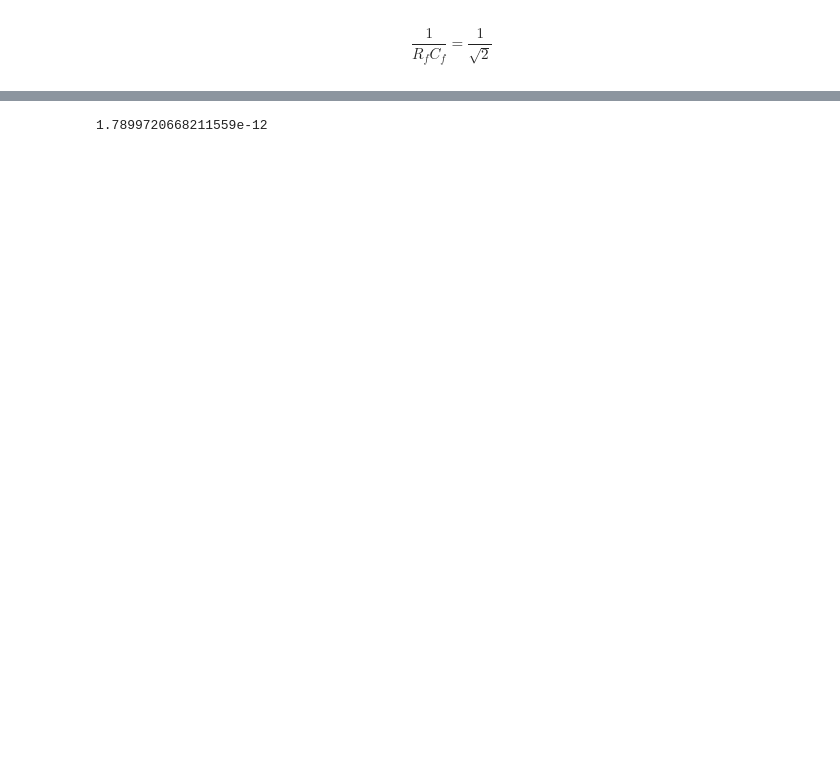
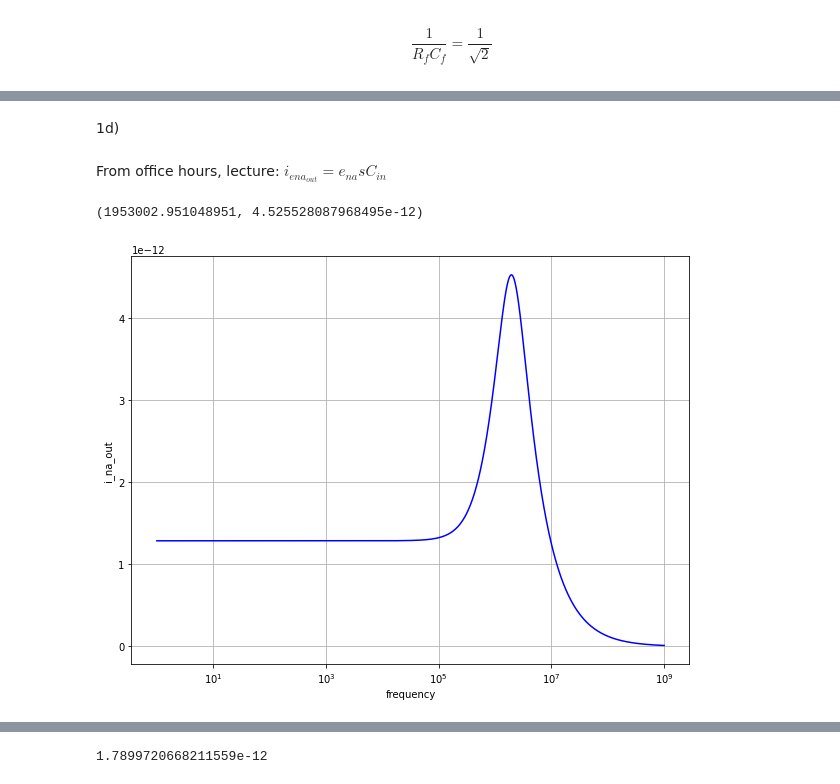
Before and after one commit to dimant/ee538-spring2021, a Jupyter notebook: HW2/HW2.ipynb, the cells around one changed output, grey strips where cells are left out. Drawn from its saved outputs; the diff is of its cells as text; code cells hidden in the pictures; blank space fills up the shorter version.

```diff
--- a/HW2/HW2.ipynb
+++ b/HW2/HW2.ipynb
@@ -213,0 +110,2 @@ R_fC_f = \sqrt{2}
+# %% [markdown]
+1d)
@@ -213,0 +147,24 @@ R_fC_f = \sqrt{2}
+# %% [markdown]
+From office hours, lecture: $i_{ena_{out}} = e_{na} sC_{in}$
+# %%
+zeta = 1 / np.sqrt(2)
+omega_u = 2 * np.pi * f_t
+omega_0_2 = omega_u / (r_f*c_in)
+omega_0 = np.sqrt(omega_0_2)
+
+tf_tia = r_f * omega_0_2 / (s**2 + s * np.sqrt(2) * omega_0 + omega_0_2)
+
+tf_tia_mag = r_f * omega_0_2 / np.sqrt( (s*np.sqrt(2)*omega_0)**2 + (omega_0_2-s**2)**2)
+
+i_na = e_na * s * c_in
+
+e_na_out = np.sqrt(i_na**2+(en_rf/r_f)**2) * tf_tia_mag # input is current, output is voltage
+i_na_out = e_na_out / r_f
+
+plot_xlogy(f, i_na_out, "frequency", "i_na_out")
+
+x = np.argmax(i_na_out)
+f[x],i_na_out[x]
+# %% [output]
+(1953002.951048951, 4.525528087968495e-12)
+[figure, added]
```
Also changed, not shown: parts of 30 cells of this notebook.
